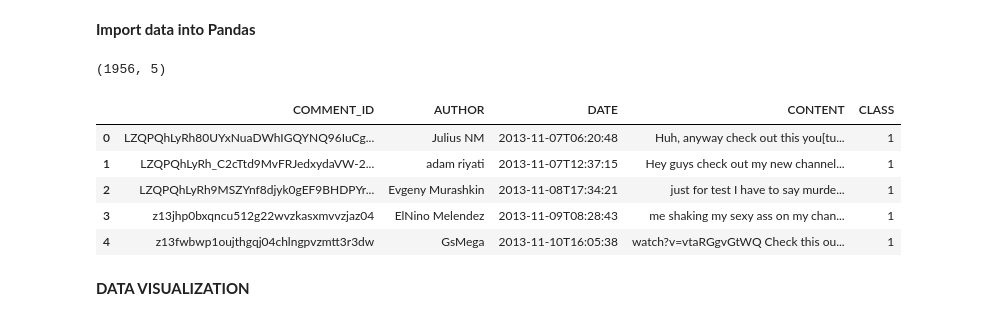
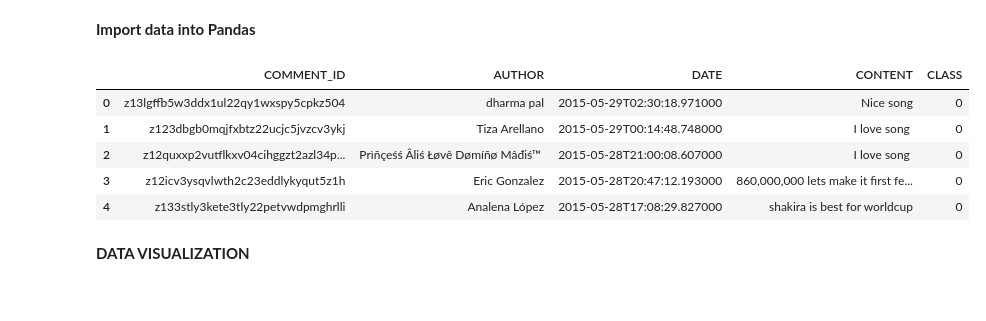
Before and after one commit to no197/ML_Youtube_Spam_Detection, a Jupyter notebook: Youtube_Spam_Detection.ipynb, the cells around one changed output. Drawn from its saved outputs; the diff is of its cells as text; code cells hidden in the pictures.

```diff
--- a/Youtube_Spam_Detection.ipynb
+++ b/Youtube_Spam_Detection.ipynb
@@ -73,26 +88,27 @@ True
 # %% [markdown]
 **Import data into Pandas**
 # %%
-path = '/content'
-all_files = glob.glob(path + "/*.csv")
+def load_data(path):
+  all_files = glob.glob(path + "/*.csv")
 
-li = []
+  li = []
 
-for filename in all_files:
-    data_frame = pd.read_csv(filename, index_col=None, header=0, encoding='utf-8')
-    li.append(data_frame)
+  for filename in all_files:
+      data_frame = pd.read_csv(filename, index_col=None, header=0, encoding='utf-8')
+      li.append(data_frame)
 
-df = pd.concat(li, axis=0, ignore_index=True)
-print(df.shape)
+  df = pd.concat(li, axis=0, ignore_index=True)
+  return df
+
+df=load_data('/content')
 df.head(5)
 # %% [output]
-(1956, 5)
 |  | COMMENT_ID | AUTHOR | DATE | CONTENT | CLASS |
-| 0 | LZQPQhLyRh80UYxNuaDWhIGQYNQ96IuCg... | Julius NM | 2013-11-07T06:20:48 | Huh, anyway check out this you[tu... | 1 |
-| 1 | LZQPQhLyRh_C2cTtd9MvFRJedxydaVW-2... | adam riyati | 2013-11-07T12:37:15 | Hey guys check out my new channel... | 1 |
-| 2 | LZQPQhLyRh9MSZYnf8djyk0gEF9BHDPYr... | Evgeny Murashkin | 2013-11-08T17:34:21 | just for test I have to say murde... | 1 |
-| 3 | z13jhp0bxqncu512g22wvzkasxmvvzjaz04 | ElNino Melendez | 2013-11-09T08:28:43 | me shaking my sexy ass on my chan... | 1 |
-| 4 | z13fwbwp1oujthgqj04chlngpvzmtt3r3dw | GsMega | 2013-11-10T16:05:38 | watch?v=vtaRGgvGtWQ Check this ou... | 1 |
+| 0 | z13lgffb5w3ddx1ul22qy1wxspy5cpkz504 | dharma pal | 2015-05-29T02:30:18.971000 | Nice song﻿ | 0 |
+| 1 | z123dbgb0mqjfxbtz22ucjc5jvzcv3ykj | Tiza Arellano | 2015-05-29T00:14:48.748000 | I love song ﻿ | 0 |
+| 2 | z12quxxp2vutflkxv04cihggzt2azl34p... | Prìñçeśś Âliś Łøvê Dømíñø Mâđiś™ ﻿ | 2015-05-28T21:00:08.607000 | I love song ﻿ | 0 |
+| 3 | z12icv3ysqvlwth2c23eddlykyqut5z1h | Eric Gonzalez | 2015-05-28T20:47:12.193000 | 860,000,000 lets make it first fe... | 0 |
+| 4 | z133stly3kete3tly22petvwdpmghrlli | Analena López | 2015-05-28T17:08:29.827000 | shakira is best for worldcup﻿ | 0 |
 # %% [markdown]
 **DATA VISUALIZATION**
 # %%
```
Also changed, not shown: parts of 53 cells of this notebook.
